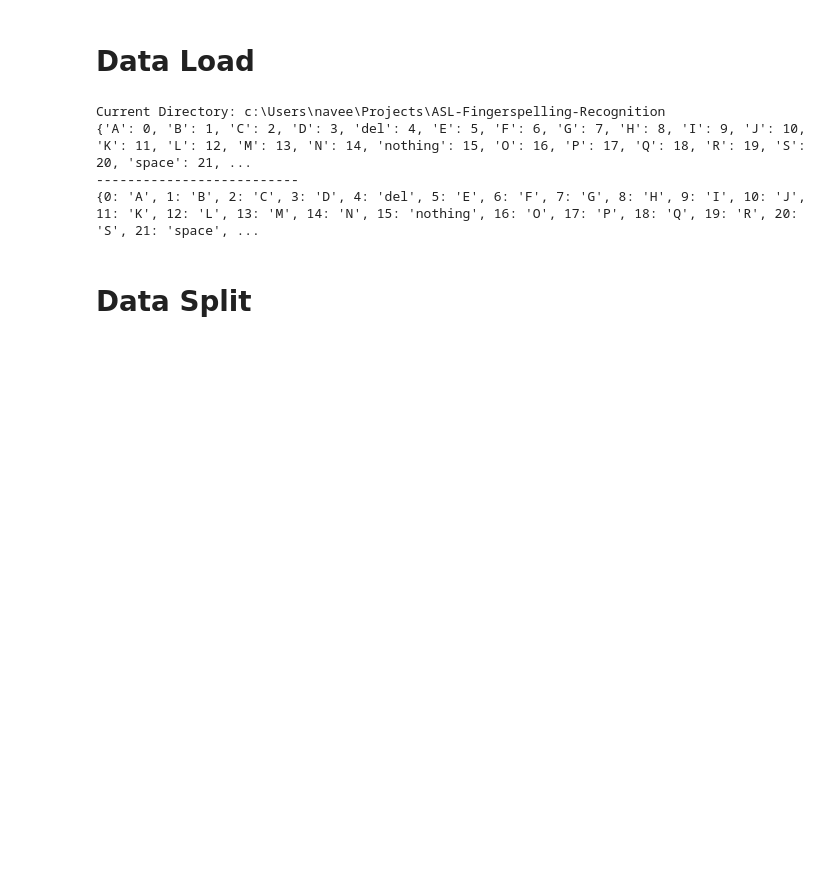
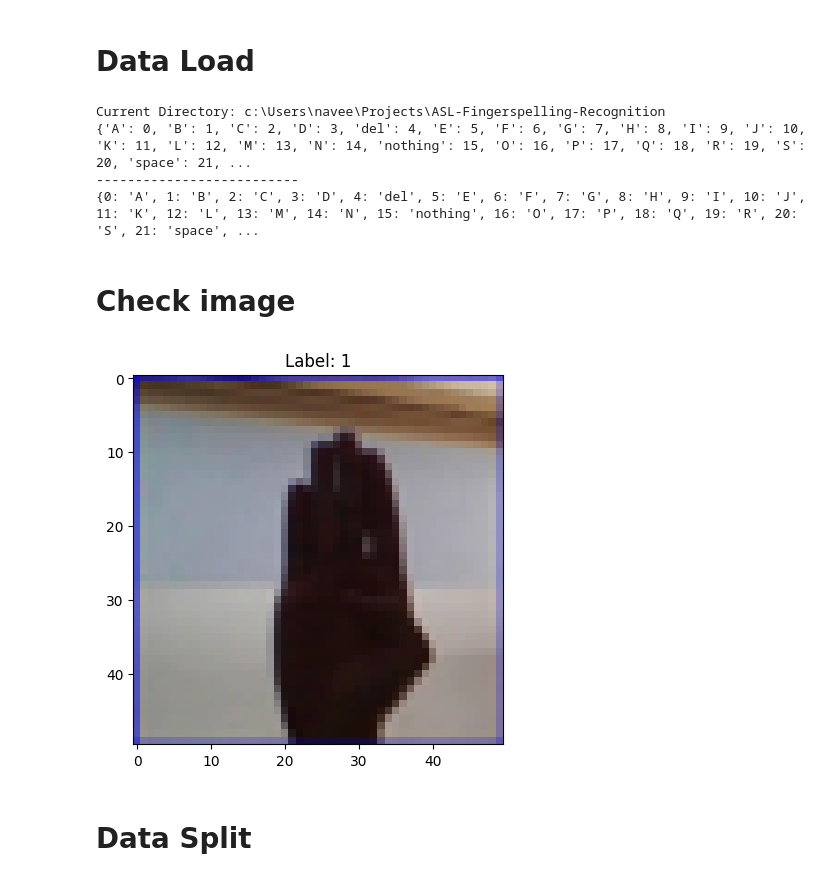
Before and after one commit to alostracco/ASL-Fingerspelling-Recognition, a Jupyter notebook: train.ipynb, the cells around one changed output. Saved outputs shown, nothing was run; the diff lists cells and outputs as text; code cells hidden in the pictures; blank space fills up the shorter version.

```diff
--- a/train.ipynb
+++ b/train.ipynb
@@ -90,6 +98,17 @@ for i in range(0, len(directory_lookup.keys())):
 x_train: np = np.array(x_train, dtype="float32")
 y_train: np = np.array(y_train)
 y_train: np = y_train.reshape(datacount)
+# %% [markdown]
+# Check image
+# %%
+index_to_display = 201
+
+# Display the image
+plt.imshow(x_train[index_to_display].astype("uint8"))
+plt.title(f"Label: {y_train[index_to_display]}")
+plt.show()
+# %% [output]
+[figure, added]
 # %% [markdown]
 # Data Split
 # %%
```
Also changed, not shown: parts of 10 cells of this notebook, 5 other files.
